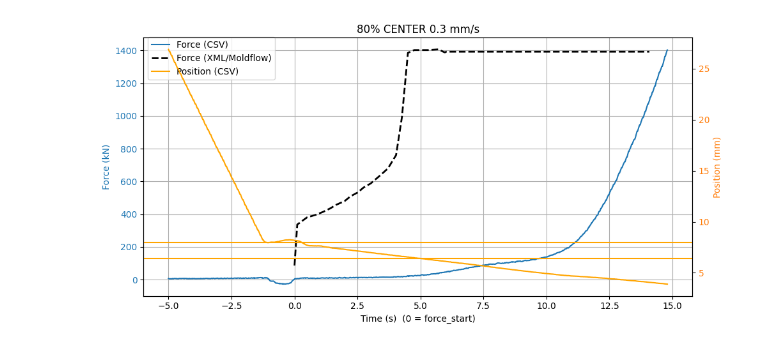
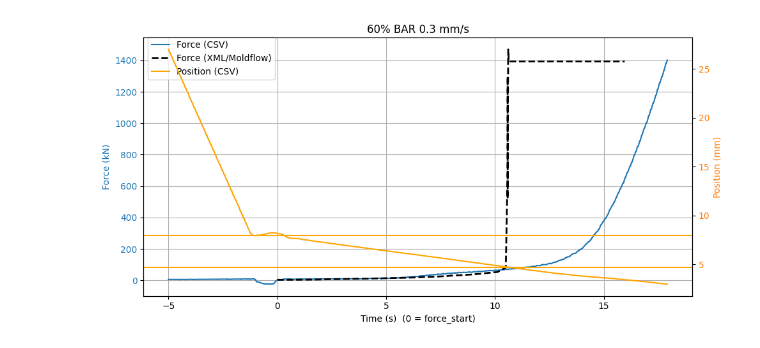
Before and after one commit to mariogov/moldflow_automation, a Jupyter notebook: data-plot.ipynb, the cells around one changed output. Saved outputs shown, nothing was run; the diff lists cells and outputs as text; code cells hidden in the pictures.

```diff
--- a/data-plot.ipynb
+++ b/data-plot.ipynb
@@ -297,19 +302,19 @@ for group_idx, group in enumerate(custom_groups):
         pos_df['Displacement_smooth'] = pos_df['Displacement'].rolling(window=200, center=True).mean()
         axs[1].plot(pos_df['Time_seconds'], pos_df['Displacement_smooth'], label=label)
 
-    # --- Customize subplots ---
-    axs[0].set_title('Force vs Time')
-    axs[0].set_xlabel('Time (s)')
-    axs[0].set_ylabel('Force (kN)')
-    axs[0].legend()
-    axs[0].grid(True)
+    # # --- Customize subplots ---
+    # axs[0].set_title('Force vs Time')
+    # axs[0].set_xlabel('Time (s)')
+    # axs[0].set_ylabel('Force (kN)')
+    # axs[0].legend()
+    # axs[0].grid(True)
 
-    axs[1].set_title('Displacement vs Time (Smoothed)')
-    axs[1].set_xlabel('Time (s)')
-    axs[1].set_ylabel('Displacement (mm)')
-    axs[1].legend()
-    axs[1].grid(True)
+    # axs[1].set_title('Displacement vs Time (Smoothed)')
+    # axs[1].set_xlabel('Time (s)')
+    # axs[1].set_ylabel('Displacement (mm)')
+    # axs[1].legend()
+    # axs[1].grid(True)
 
-    plt.tight_layout()
-    plt.savefig(f'force_displacement_group_{group_idx + 1}.png')  # Saves both plots in one figure
-    plt.show()
+    # plt.tight_layout()
+    # plt.savefig(f'force_displacement_group_{group_idx + 1}.png')  # Saves both plots in one figure
+    # plt.show()
@@ -381,7 +391,7 @@ tmin, tmax = dfw['Time_seconds'].min(), dfw['Time_seconds'].max()
 mask_xml = (xml_t >= tmin) & (xml_t <= tmax)
 # %%
 
-index = 10
+index = 0
 info = file_info[index]
 label = get_label_from_index(custom_groups, index)
 # Load data
@@ -425,35 +435,35 @@ dfw['Time_seconds'] = (dfw['Time'] - force_start).dt.total_seconds()
 # --- Plot force + position together ---
 fig, ax1 = plt.subplots(figsize=(10, 5))
 
 # Force on left y-axis
 ax1.plot(dfw['Time_seconds'], dfw['Force'], color='tab:blue', label="Force (CSV)")
 ax1.set_xlabel("Time (s)  (0 = force_start)")
 ax1.set_ylabel("Force (kN)", color='tab:blue')
 ax1.tick_params(axis='y', labelcolor='tab:blue')
 
 # XML Force
 ax1.plot(xml_t[mask_xml], xml_pos_mm[mask_xml], linestyle='--', color='black',
          linewidth=2.0, label='Force (XML/Moldflow)')
 ax1.grid(True)
 
 # Position on right y-axis
 ax2 = ax1.twinx()
 ax2.plot(dfw['Time_seconds'], dfw['Pos'], color='orange', label="Position (CSV)")
 ax2.axhline(8.0, color='orange', linestyle='-')
-ax2.axhline(6.4, color='orange', linestyle='-')
+ax2.axhline(4.7, color='orange', linestyle='-')
 ax2.set_ylabel("Position (mm)", color='tab:orange')
 ax2.tick_params(axis='y', labelcolor='tab:orange')
 
 # 🔑 Combine legends from both axes
 lines1, labels1 = ax1.get_legend_handles_labels()
 lines2, labels2 = ax2.get_legend_handles_labels()
 ax1.legend(lines1 + lines2, labels1 + labels2, loc='upper left', bbox_to_anchor=(0, 1.02))
 
 plt.title(label)
 fig.tight_layout()
 plt.show()
 # %% [output]
-[figure, old version]
+[figure, new version]
 # %%
 # --- Compute speed ---
 dfw['Speed'] = np.gradient(dfw['Pos'], dfw['Time_seconds'])
```
Also changed, not shown: parts of 2 cells of this notebook, 5 other files.
